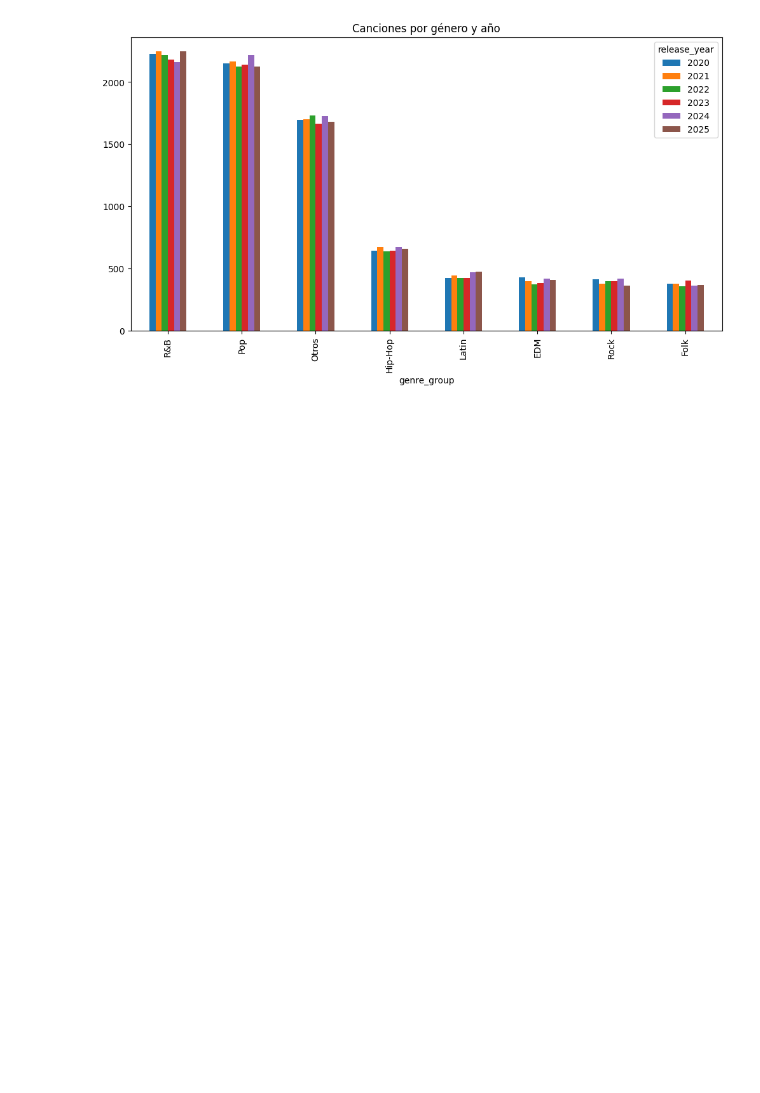
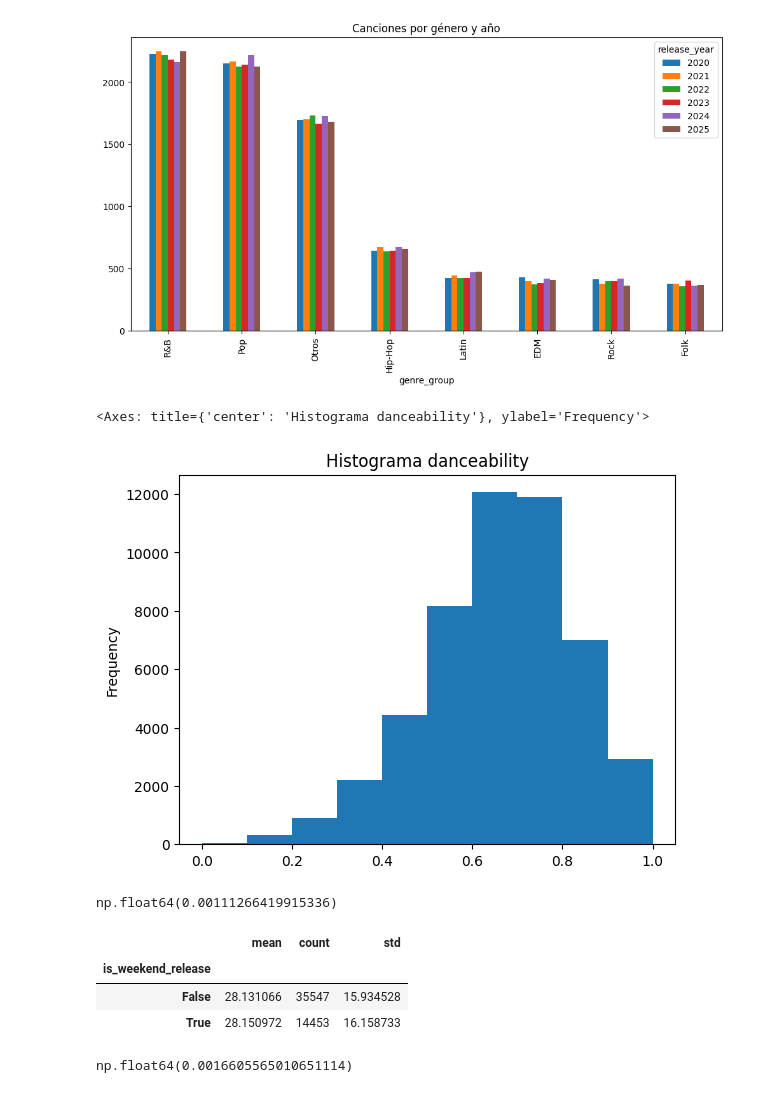
Before and after one commit to NeosV/Data-Analysis, a Jupyter notebook: sketchbook.ipynb, the cells around one changed output. Drawn from its saved outputs; the diff is of its cells as text; code cells hidden in the pictures; blank space fills up the shorter version.

```diff
--- a/sketchbook.ipynb
+++ b/sketchbook.ipynb
@@ -47,3 +45,23 @@ tabla_ordenada.plot(kind='bar', figsize=(12,6), title="Canciones por género y a
 # %% [output]
 <Axes: title={'center': 'Canciones por género y año'}, xlabel='genre_group'>
 [figure]
+# %%
+df['danceability'].plot(kind='hist', title='Histograma danceability')
+# %% [output]
+<Axes: title={'center': 'Histograma danceability'}, ylabel='Frequency'>
+[figure, added]
+# %%
+df["danceability"].corr(df["popularity"])
+# %% [output]
+np.float64(0.00111266419915336)
+# %%
+df.groupby('is_weekend_release')['popularity'].agg(['mean','count','std'])
+# %% [output]
+|  | mean | count | std |
+| is_weekend_release |  |  |  |
+| False | 28.131066 | 35547 | 15.934528 |
+| True | 28.150972 | 14453 | 16.158733 |
+# %%
+df["duration_minutes"].corr(df["popularity"])
+# %% [output]
+np.float64(0.0016605565010651114)
```
Also changed, not shown: parts of 1 cell of this notebook.
